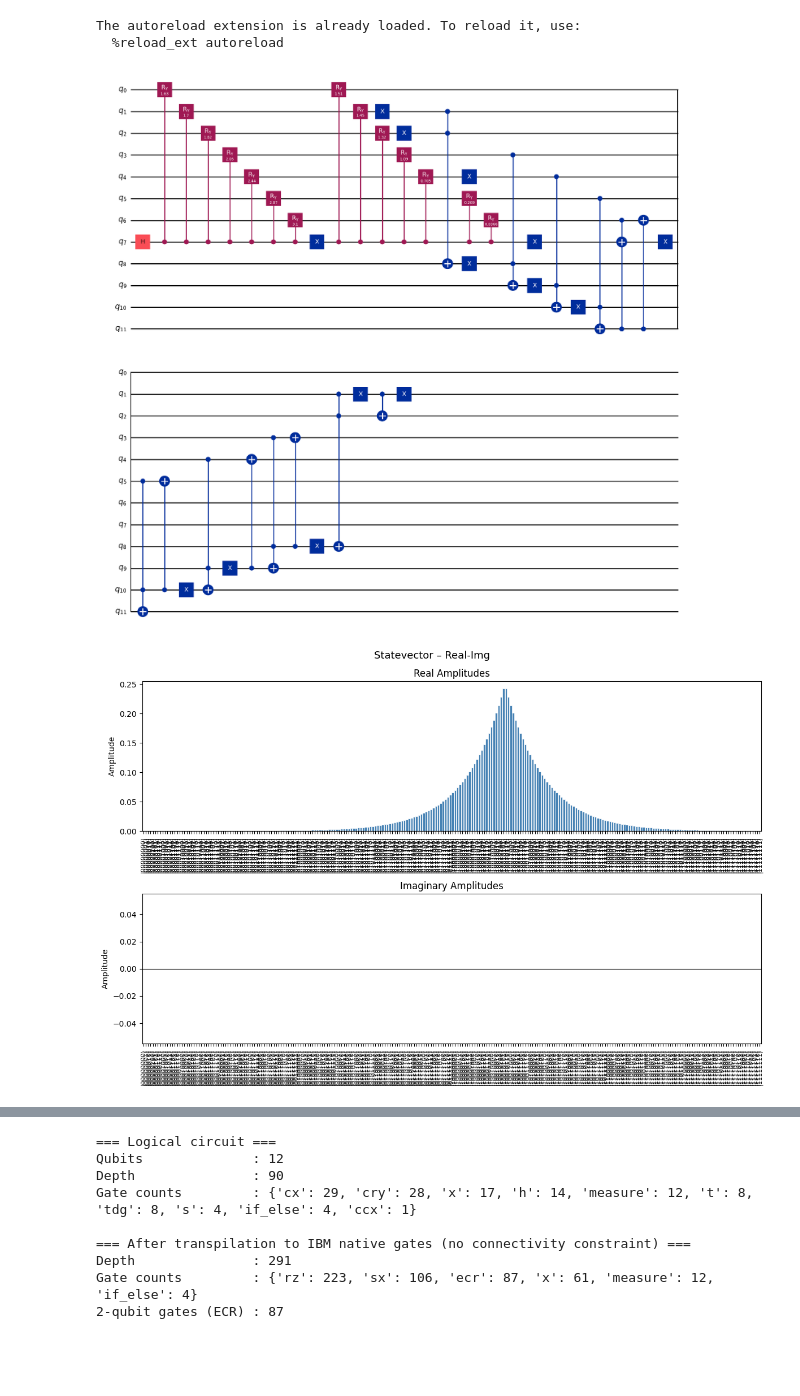
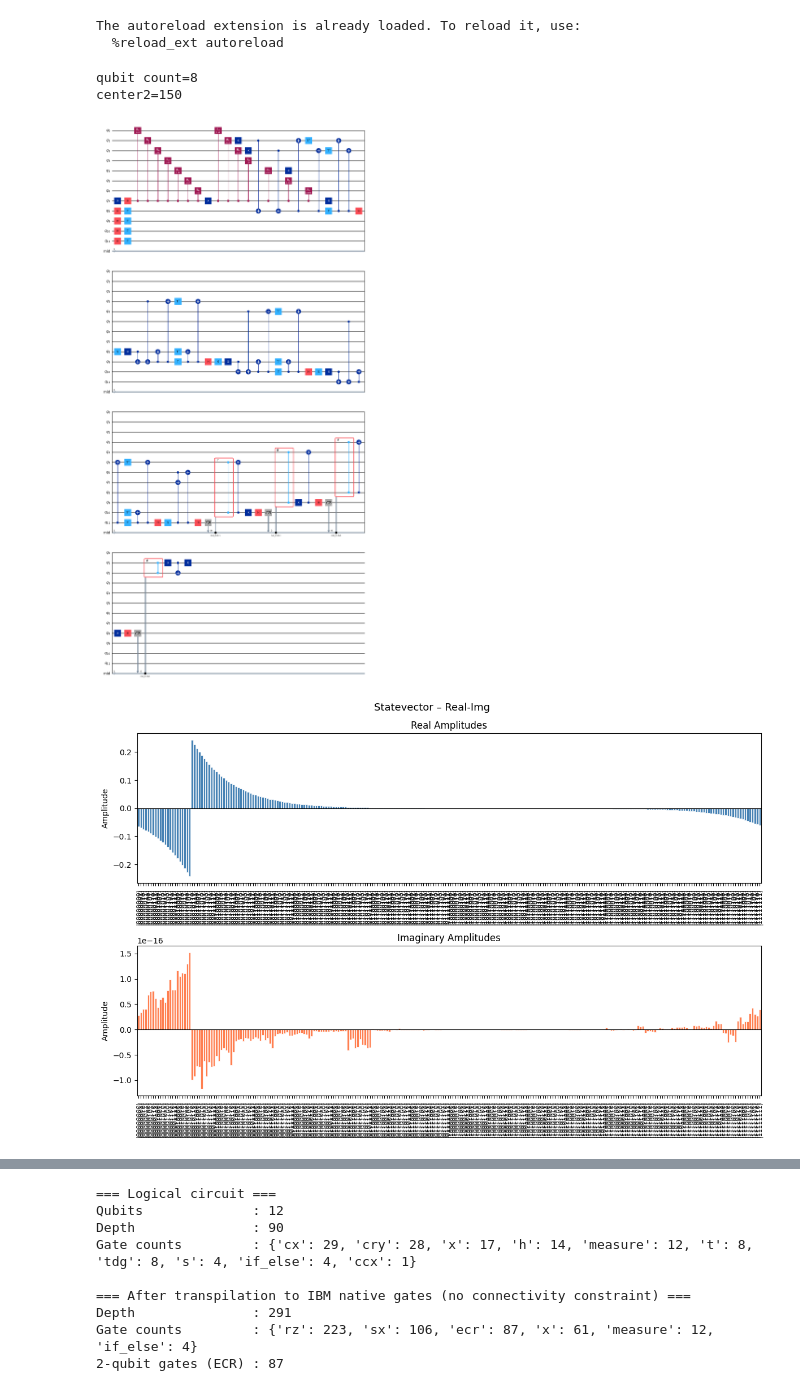
Before and after one commit to sorin-bolos/QuantumComputingResearch, a Jupyter notebook: STOsInMoleculeSymulations/STOs1DCircuits.ipynb, the cells around one changed output, grey strips where cells are left out. Cells and saved outputs as stored; diff of their text form; code cells hidden in the pictures; blank space fills up the shorter version.

```diff
--- a/STOsInMoleculeSymulations/STOs1DCircuits.ipynb
+++ b/STOsInMoleculeSymulations/STOs1DCircuits.ipynb
@@ -13,9 +13,6 @@ if workspace_root not in sys.path:
 
 # Clear stale bytecode cache
 shutil.rmtree(Path(workspace_root) / 'utils/__pycache__', ignore_errors=True)
-
-allow_measurement=False
-optimize_t_gates=False
 
 # import utils.experiment
 # importlib.reload(utils.experiment)
@@ -47,6 +44,9 @@ from utils.noisy_sampler_executor import NoisySamplerExecutor
 from utils.noisy_estimator_executor import NoisyEstimatorExecutor
 from utils.resource_estimator import ResourceEstimator
 
+allow_measurement=True
+optimize_t_gates=True
+
 simulation_executor = SimulationExecutor()
 sample_interpreter = SampleInterpreter()
 noisy_simlutation_executor = NoisySamplerExecutor(enable_dd=(not allow_measurement), enable_twirling=True, enable_m3=True)
@@ -60,36 +60,49 @@ resource_estimator = ResourceEstimator()
 The autoreload extension is already loaded. To reload it, use:
   %reload_ext autoreload
 # %%
+
+
+a = 1  # decay constant
+n_qubits = 8
+max_range = 16
+center_distance = 1.4
+
+scale = (2 ** n_qubits) / max_range
+scaled_center_distance = round(center_distance * scale)
+scaled_a = a / scale
+
+used_center_distance = scaled_center_distance / scale
+exact_result = (1 + used_center_distance) * np.exp(-used_center_distance)
+
+center1 = 2 ** (n_qubits - 1)
+center2 = 2 ** (n_qubits - 1) + scaled_center_distance
+
+print(f"qubit count={n_qubits}")
+print(f"center2={center2}")
+
 from utils.sto_1s_1d import Sto1S
 sto1s = Sto1S(allow_measurement, optimize_t_gates)
 
 # Decaying exponential state: |ψ⟩ = N · Σ e^(-a·i) |i⟩  for i = 0 … 2^4-1
-a = 1  # decay constant
-n_qubits = 8
-max_range = 16
 
-scale = max_range / (2 ** n_qubits)
-scaled_a = a * scale
-
-center1 = 2 ** (n_qubits - 1)
-center2 = 2 ** (n_qubits - 1) + 22
-
-qc = sto1s.get_sto_1s_1d_carthesian(n_qubits, scaled_a, center1+22)
-
+#qc = sto1s.get_sto_1s_1d_carthesian(n_qubits, scaled_a, 0)
+qc = sto1s.get_sto_1s_1d_derivative_carthesian(n_qubits, scaled_a, 22)
 
 display(qc.draw('mpl'))
 
 # print(get_ancilla_amplitudes(qc, n_qubits))
 
 
 data_amps = simulation_executor.get_data_amplitudes(qc, n_qubits)
 fig = simulation_executor.plot_statevector_real_imag(data_amps, n_qubits)
-fig = simulation_executor.plot_statevector_modulus_phase(data_amps, n_qubits)
+# fig = simulation_executor.plot_statevector_modulus_phase(data_amps, n_qubits)
 
-shots = 10024
-counts = simulation_executor.sample_measurement_counts(qc, n_qubits, shots=shots)
-fig = sample_interpreter.plot_sampled_measurements(counts)
-# simulation_executor.print_statevector(data_amps, n_qubits)
+# shots = 10024
+# counts = simulation_executor.sample_measurement_counts(qc, n_qubits, shots=shots)
+# fig = sample_interpreter.plot_sampled_measurements(counts)
+# # simulation_executor.print_statevector(data_amps, n_qubits)
 # %% [output]
+qubit count=8
+center2=150
-[figure, old version]
+[figure, new version]
-[figure, old version]
+[figure, new version]
```
Also changed, not shown: parts of 6 cells of this notebook, 9 other files.
